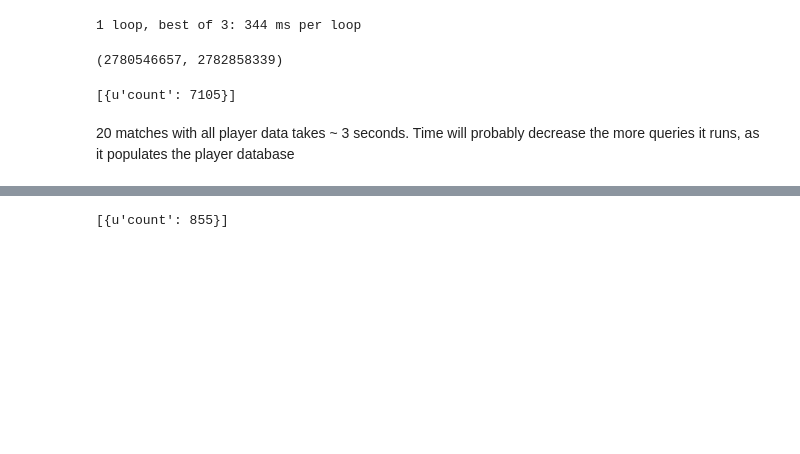
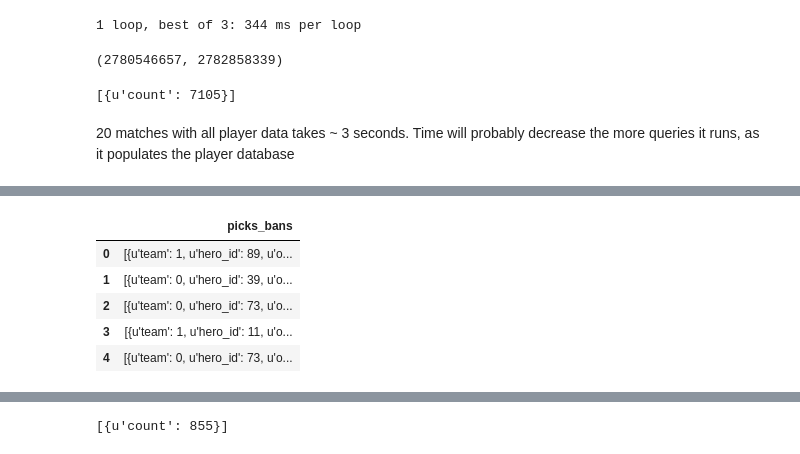
Before and after one commit to tqhdesilva/dota-draft-coach, a Jupyter notebook: data/loading-data.ipynb, the cells around one changed output, grey strips where cells are left out. Cells and saved outputs as stored; diff of their text form; code cells hidden in the pictures; blank space fills up the shorter version.

Commit message:
fixed picks_bans being null

```diff
--- a/data/loading-data.ipynb
+++ b/data/loading-data.ipynb
@@ -351,0 +369,13 @@ explorer_request(query)
+# %%
+s = map(lambda x: x['picks_bans'], explorer_request(query))
+# %%
+df = pd.DataFrame({'picks_bans': s})
+# %%
+df.head()
+# %% [output]
+|  | picks_bans |
+| 0 | [{u'team': 1, u'hero_id': 89, u'o... |
+| 1 | [{u'team': 0, u'hero_id': 39, u'o... |
+| 2 | [{u'team': 0, u'hero_id': 73, u'o... |
+| 3 | [{u'team': 1, u'hero_id': 11, u'o... |
+| 4 | [{u'team': 0, u'hero_id': 73, u'o... |
```
Also changed, not shown: parts of 8 cells of this notebook, 3 other files.
